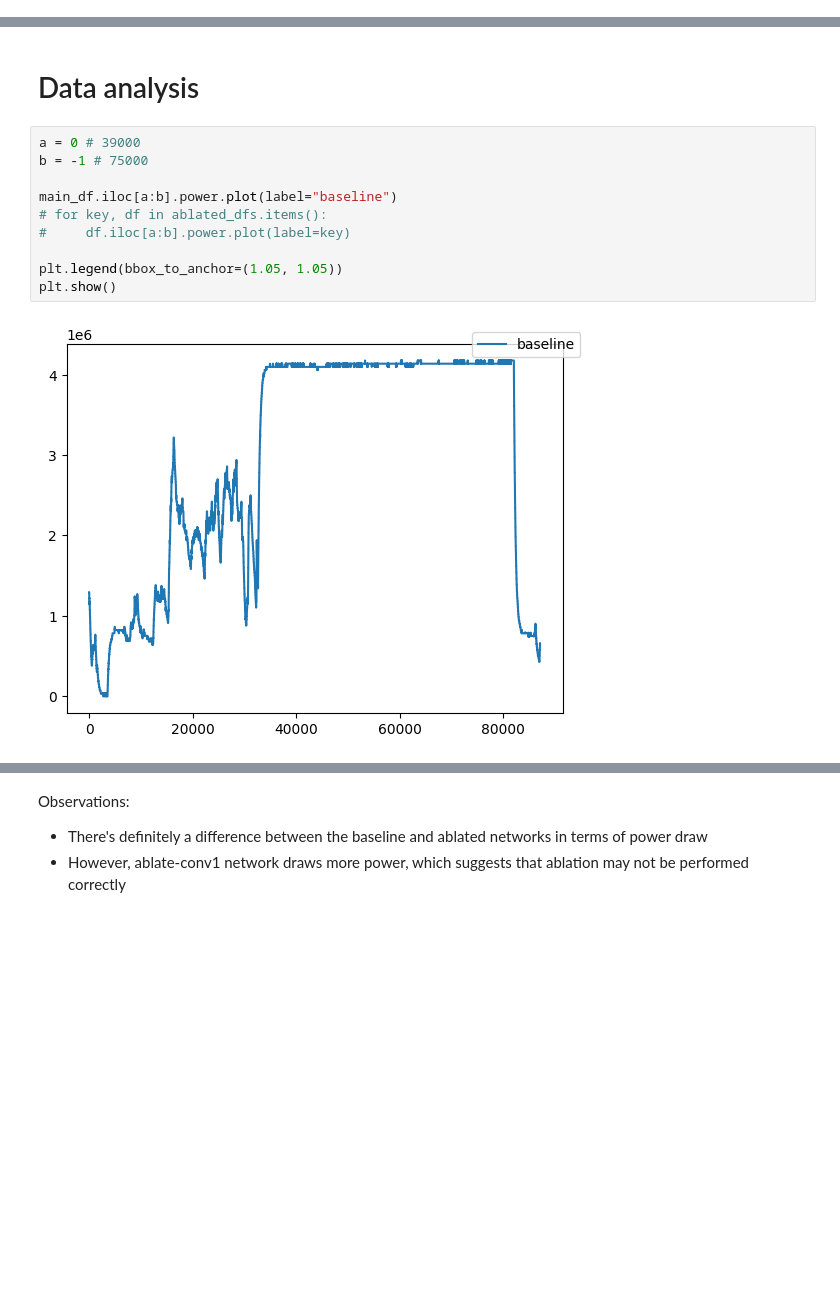
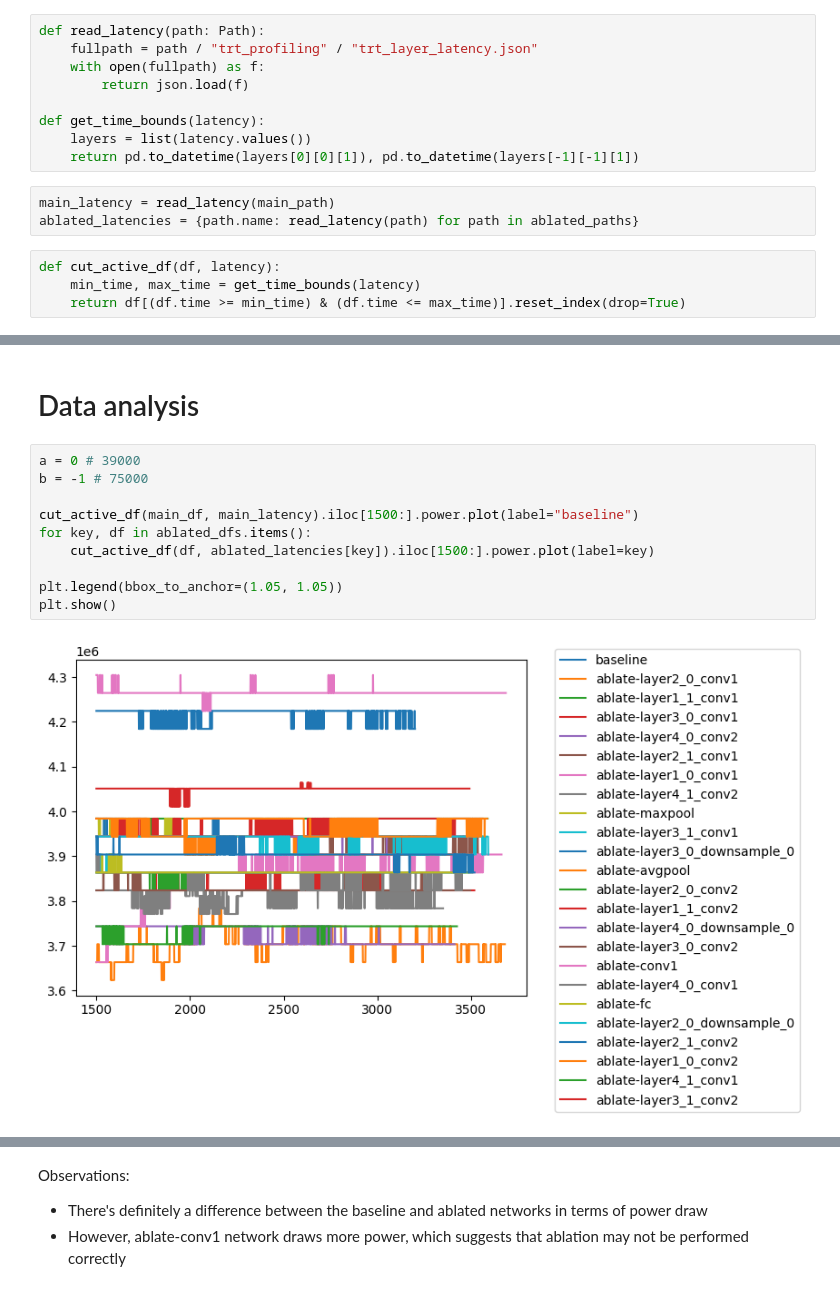
Before and after one commit to fuzzylabs/edge-vision-power-estimation, a Jupyter notebook: model_training/notebooks/EDA - Raw Data.ipynb, the cells around one changed output, grey strips where cells are left out. Saved outputs shown, nothing was run; the diff lists cells and outputs as text; blank space fills up the shorter version.

```diff
--- a/model_training/notebooks/EDA - Raw Data.ipynb
+++ b/model_training/notebooks/EDA - Raw Data.ipynb
@@ -11,6 +12,22 @@ log_name = f"{model_name}_power_log.log"
 # %%
 main_df = pd.read_csv(main_path / log_name, names=["time", "voltage", "current"], parse_dates=[0])
 ablated_dfs = {path.name: pd.read_csv(path / log_name, names=["time", "voltage", "current"], parse_dates=[0]) for path in ablated_paths if (path / log_name).exists()}
+# %%
+def read_latency(path: Path):
+    fullpath = path / "trt_profiling" / "trt_layer_latency.json"
+    with open(fullpath) as f:
+        return json.load(f)
+
+def get_time_bounds(latency):
+    layers = list(latency.values())
+    return pd.to_datetime(layers[0][0][1]), pd.to_datetime(layers[-1][-1][1])
+# %%
+main_latency = read_latency(main_path)
+ablated_latencies = {path.name: read_latency(path) for path in ablated_paths}
+# %%
+def cut_active_df(df, latency):
+    min_time, max_time = get_time_bounds(latency)
+    return df[(df.time >= min_time) & (df.time <= max_time)].reset_index(drop=True)
 # %%
 idle_power = 4148813.0
 
@@ -22,12 +39,12 @@ for df in ablated_dfs.values():
 # %%
 a = 0 # 39000
 b = -1 # 75000
 
-main_df.iloc[a:b].power.plot(label="baseline")
-# for key, df in ablated_dfs.items():
-#     df.iloc[a:b].power.plot(label=key)
+cut_active_df(main_df, main_latency).iloc[1500:].power.plot(label="baseline")
+for key, df in ablated_dfs.items():
+    cut_active_df(df, ablated_latencies[key]).iloc[1500:].power.plot(label=key)
 
 plt.legend(bbox_to_anchor=(1.05, 1.05))
 plt.show()
 # %% [output]
-[figure, old version]
+[figure, new version]
```
Also changed, not shown: parts of 8 cells of this notebook, 5 other files.
